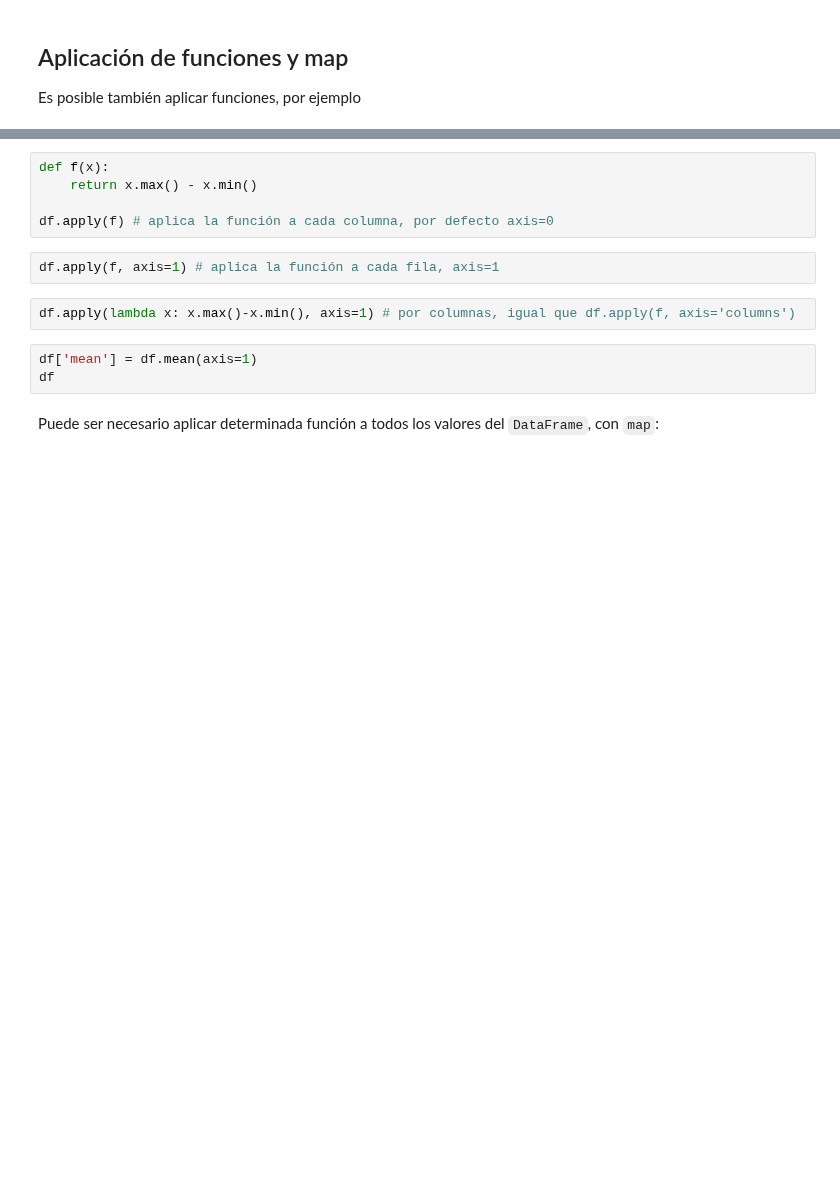
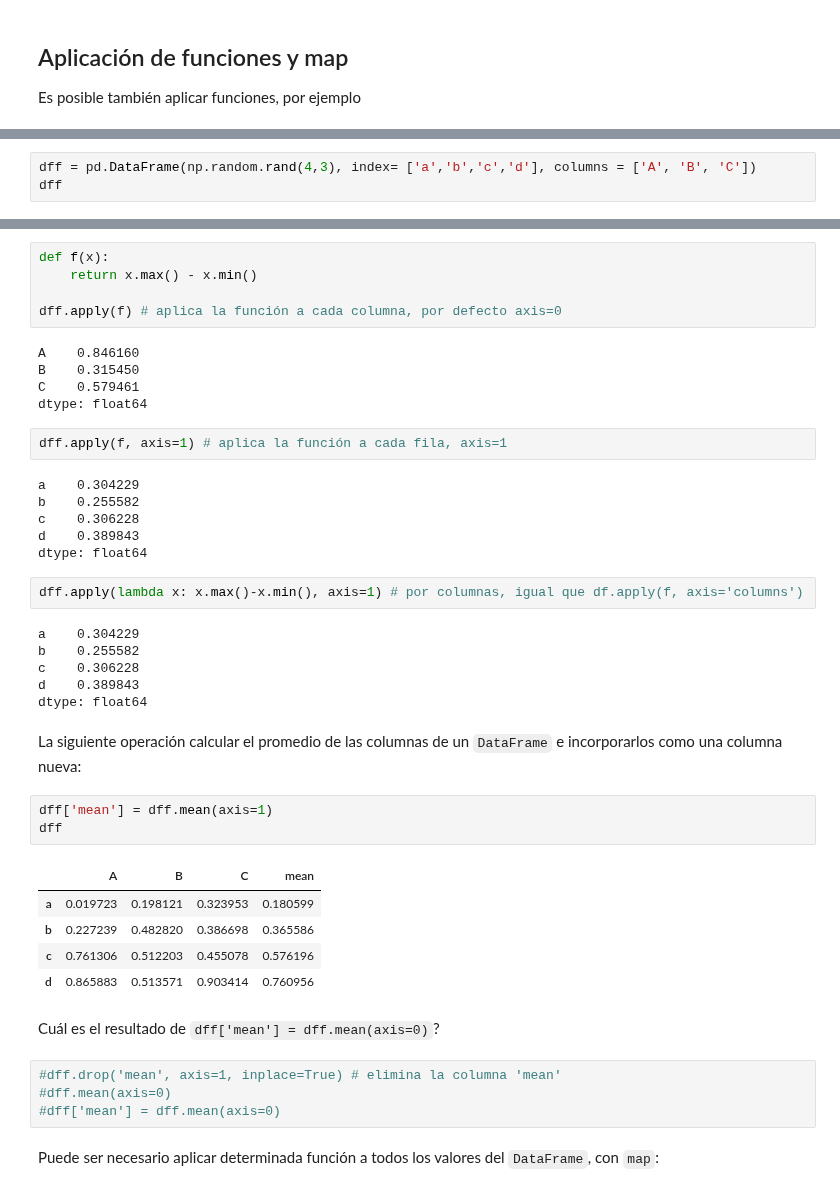
Before and after one commit to fiolj/intro-python-IB, a Jupyter notebook: clases/14_3_pandas_dataframes.ipynb, the cells around one changed output, grey strips where cells are left out. Cells and saved outputs as stored; diff of their text form; blank space fills up the shorter version.

```diff
--- a/clases/14_3_pandas_dataframes.ipynb
+++ b/clases/14_3_pandas_dataframes.ipynb
@@ -628,0 +978,3 @@ df
+# %%
+dff = pd.DataFrame(np.random.rand(4,3), index= ['a','b','c','d'], columns = ['A', 'B', 'C'])
+dff
@@ -630,14 +988,45 @@ df
 def f(x):
     return x.max() - x.min()
 
-df.apply(f) # aplica la función a cada columna, por defecto axis=0
+dff.apply(f) # aplica la función a cada columna, por defecto axis=0
+# %% [output]
+A    0.846160
+B    0.315450
+C    0.579461
+dtype: float64
 # %%
-df.apply(f, axis=1) # aplica la función a cada fila, axis=1
+dff.apply(f, axis=1) # aplica la función a cada fila, axis=1
+# %% [output]
+a    0.304229
+b    0.255582
+c    0.306228
+d    0.389843
+dtype: float64
 # %%
-df.apply(lambda x: x.max()-x.min(), axis=1) # por columnas, igual que df.apply(f, axis='columns')
+dff.apply(lambda x: x.max()-x.min(), axis=1) # por columnas, igual que df.apply(f, axis='columns')
+# %% [output]
+a    0.304229
+b    0.255582
+c    0.306228
+d    0.389843
+dtype: float64
+# %% [markdown]
+La siguiente operación calcular el promedio de las columnas de un `DataFrame` e incorporarlos como una columna nueva:
 # %%
-df['mean'] = df.mean(axis=1)
-df
+dff['mean'] = dff.mean(axis=1)
+dff
+# %% [output]
+|  | A | B | C | mean |
+| a | 0.019723 | 0.198121 | 0.323953 | 0.180599 |
+| b | 0.227239 | 0.482820 | 0.386698 | 0.365586 |
+| c | 0.761306 | 0.512203 | 0.455078 | 0.576196 |
+| d | 0.865883 | 0.513571 | 0.903414 | 0.760956 |
+# %% [markdown]
+Cuál es el resultado de `dff['mean'] = dff.mean(axis=0)`?
+# %%
+#dff.drop('mean', axis=1, inplace=True) # elimina la columna 'mean'
+#dff.mean(axis=0)
+#dff['mean'] = dff.mean(axis=0)
 # %% [markdown]
 Puede ser necesario aplicar determinada función a todos los valores del `DataFrame`, con `map`:
 # %%
```
Also changed, not shown: parts of 37 cells of this notebook, 52 other files.
